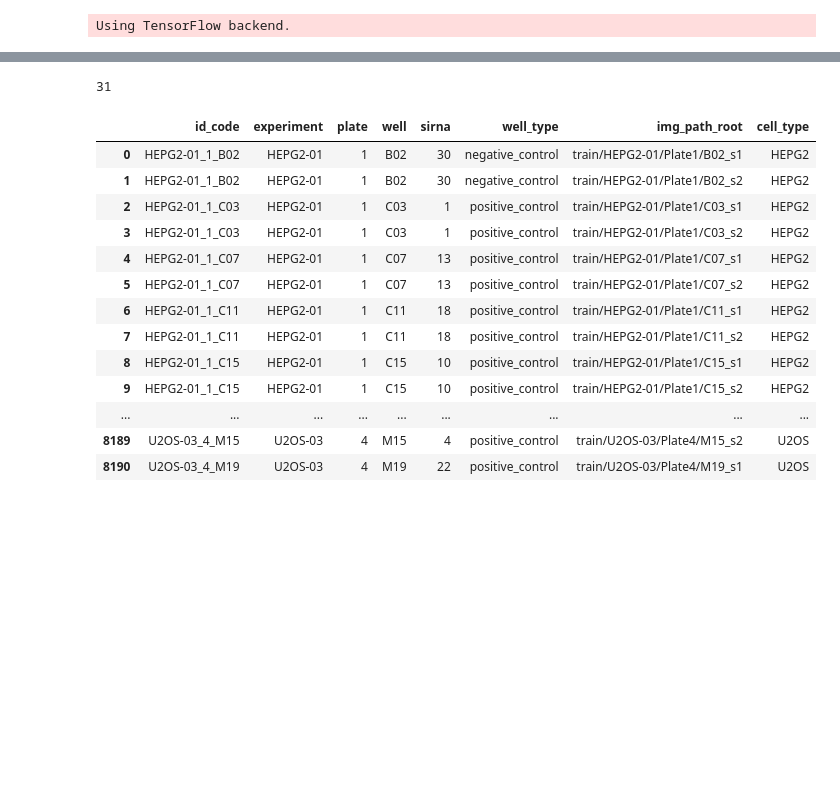
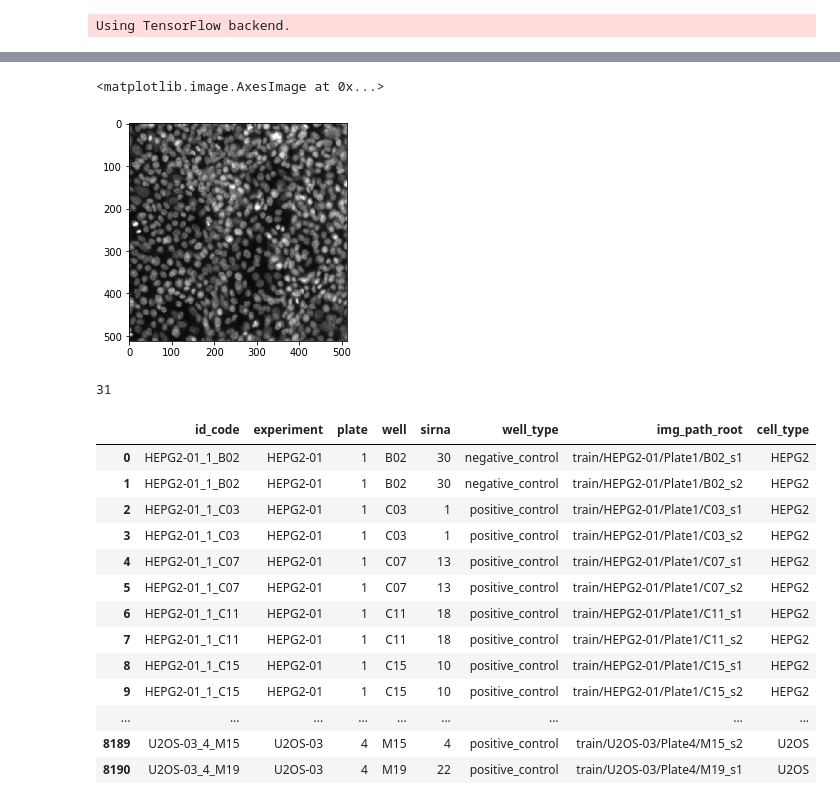
Before and after one commit to rbudnar/Capstone-project, a Jupyter notebook: Testing.ipynb, the cells around one changed output, grey strips where cells are left out. Saved outputs shown, nothing was run; the diff lists cells and outputs as text; code cells hidden in the pictures; blank space fills up the shorter version.

```diff
--- a/Testing.ipynb
+++ b/Testing.ipynb
@@ -36,3 +70,9 @@ print(img[0][0])
+# %%
+# plt.imshow(imgs[1])
+plt.imshow(seq_det.augment_image(img2))
+# %% [output]
+<matplotlib.image.AxesImage at 0x...>
+[figure, added]
 # %%
 #df.to_csv(path_or_buf="train_1.csv", index=False)
 # df3 = generate_dataframe_from_csv_rootpath("./train.csv")
```
Also changed, not shown: parts of 5 cells of this notebook, 7 other files.
